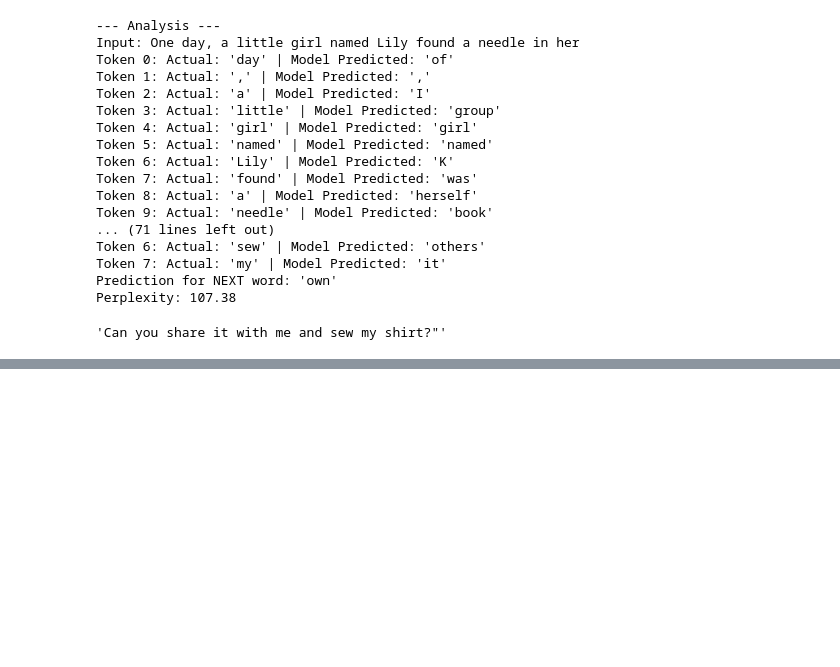
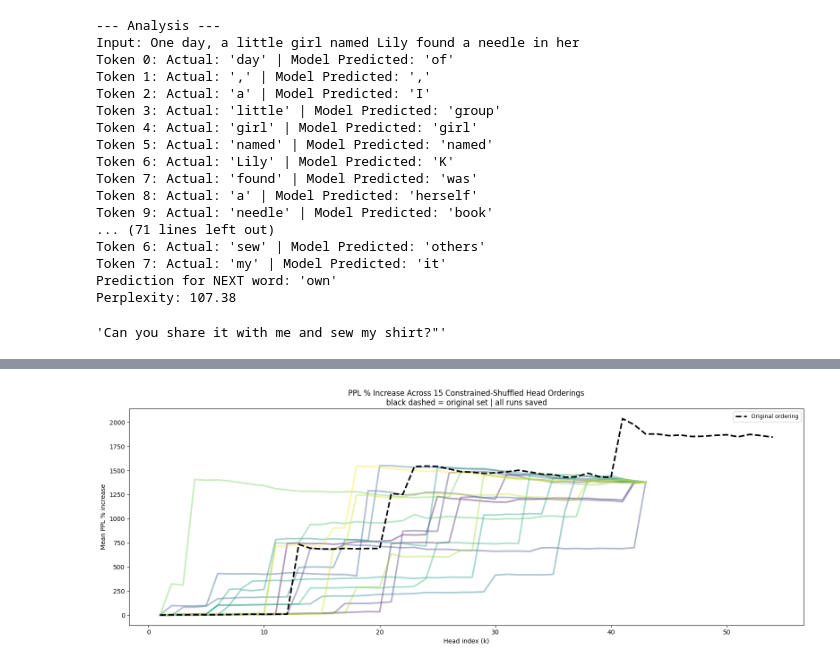
Before and after one commit to AmiriHayes/LLM-Interpretability, a Jupyter notebook: interpretability.ipynb, the cells around one changed output, grey strips where cells are left out. Saved outputs shown, nothing was run; the diff lists cells and outputs as text; code cells hidden in the pictures; blank space fills up the shorter version.

```diff
--- a/interpretability.ipynb
+++ b/interpretability.ipynb
@@ -5708,8 +5713,9 @@ def get_hypothesis_head(layer, head, sentence, tokenizer):
     out = program_to_use(sentence, tokenizer) if program_to_use else None
     return out
 # %%
+use_file = "data/best_fit_refinement_gpt2.csv"
 def generate_hypothesis_dictionary(model, tokenizer, sentences):
-    if use == "gpt-2": best_fit_data = pd.read_csv('data/best_fit_refinement_gpt2_new.csv') # i, j, pattern, score
+    if use == "gpt-2": best_fit_data = pd.read_csv(use_file) # i, j, pattern, score
     else: best_fit_data = pd.read_csv('data/best_fit_refinement_bert.csv') # i, j, pattern, score
     hypothesis_dict = {} # (layer, head) -> (hypothesis, score)
     for row in best_fit_data.itertuples():
@@ -8355,0 +6162,16 @@ print(f"Average Perplexity normal: pd-describe{(pd.Series(ppl_subset_normal).des
+# %%
+def constrained_shuffle(data, sigma=2.0):
+    scored_data = []
+    for i, item in enumerate(data):
+        noise = np.random.normal(0, sigma)
+        scored_data.append((i + noise, item))
+    scored_data.sort(key=lambda x: x[0])
+    return [item for _, item in scored_data]
+
+shuffle = constrained_shuffle(best_fits_top, sigma=2.0)
+print("Original order:")
+for item in best_fits_top:
+    print(item)
+print("\nShuffled order:")
+for item in shuffle:
+    print(item)
@@ -8355,0 +6196,66 @@ print(f"Average Perplexity normal: pd-describe{(pd.Series(ppl_subset_normal).des
+# %%
+import numpy as np
+import matplotlib.pyplot as plt
+import matplotlib.cm as cm
+
+N_RUNS = 15
+all_results = []
+
+# --- Run experiment once per shuffled ordering ---
+current = best_fits_top.copy()
+for run_idx in range(N_RUNS):
+    current = constrained_shuffle(current, sigma=30.0)
+    print(f"\n=== Shuffle Run {run_idx}/{N_RUNS} ===")
+    df = run_replacement_experiment(
+        sentences=sentences,
+        best_fits_top=current,
+        programs=programs,
+        use_file=use_file,
+        use=f"{use}_shuffle_{run_idx:02d}",
+        strategy="baseline",
+    )
+    df["run"] = run_idx + 1
+    all_results.append(df)
+
+# --- Plot all PPL curves overlaid ---
+# original_results = run_replacement_experiment(
+#     sentences=sentences,
+#     best_fits_top=best_fits_top,
+#     programs=programs,
+#     use_file=use_file,
+#     use=f"{use}_original",
+#     strategy="smart",
+# )
+
+def get_saved_results():
+    dfs = []
+    for i in range(1, N_RUNS + 25):
+        try:
+            file_path = f"replacement_run/gpt-2_shuffle_{i:02d}_smart_original.csv"
+            if os.path.exists(file_path):
+                dfs.append(pd.read_csv(file_path))
+        except Exception as e:
+            print(f"Error loading {file_path}: {e}")
+            continue
+    return dfs
+
+# all_results = all_results + get_saved_results()
+original_results = pd.read_csv(f"replacement_run/gpt-2_baseline_new.csv")
+colors = cm.viridis(np.linspace(0, 1, len(all_results)))
+
+fig, ax = plt.subplots(figsize=(16, 6))
+for run_idx, df in enumerate(all_results):
+    ax.plot(df["k"], df["increase"], color=colors[run_idx], alpha=0.4, linewidth=2.5)
+
+ax.plot(original_results["k"], original_results["increase"],
+        color="black", linewidth=2.5, linestyle="--", label="Original ordering", zorder=10)
+
+ax.set_xlabel("Head index (k)")
+ax.set_ylabel("Mean PPL % increase")
+ax.set_title(f"PPL % Increase Across {len(all_results)} Constrained-Shuffled Head Orderings\nblack dashed = original set | all runs saved")
+ax.legend(fontsize=9)
+plt.tight_layout()
+plt.savefig("replacement_run/shuffle_ppl_overlay.png", dpi=150, bbox_inches="tight")
+plt.show()
+print("Saved → replacement_run/shuffle_ppl_overlay.png")
+# %% [output]
@@ -8355,0 +6279 @@ print(f"Average Perplexity normal: pd-describe{(pd.Series(ppl_subset_normal).des
+[figure, added]
```
Also changed, not shown: parts of 83 cells of this notebook.
